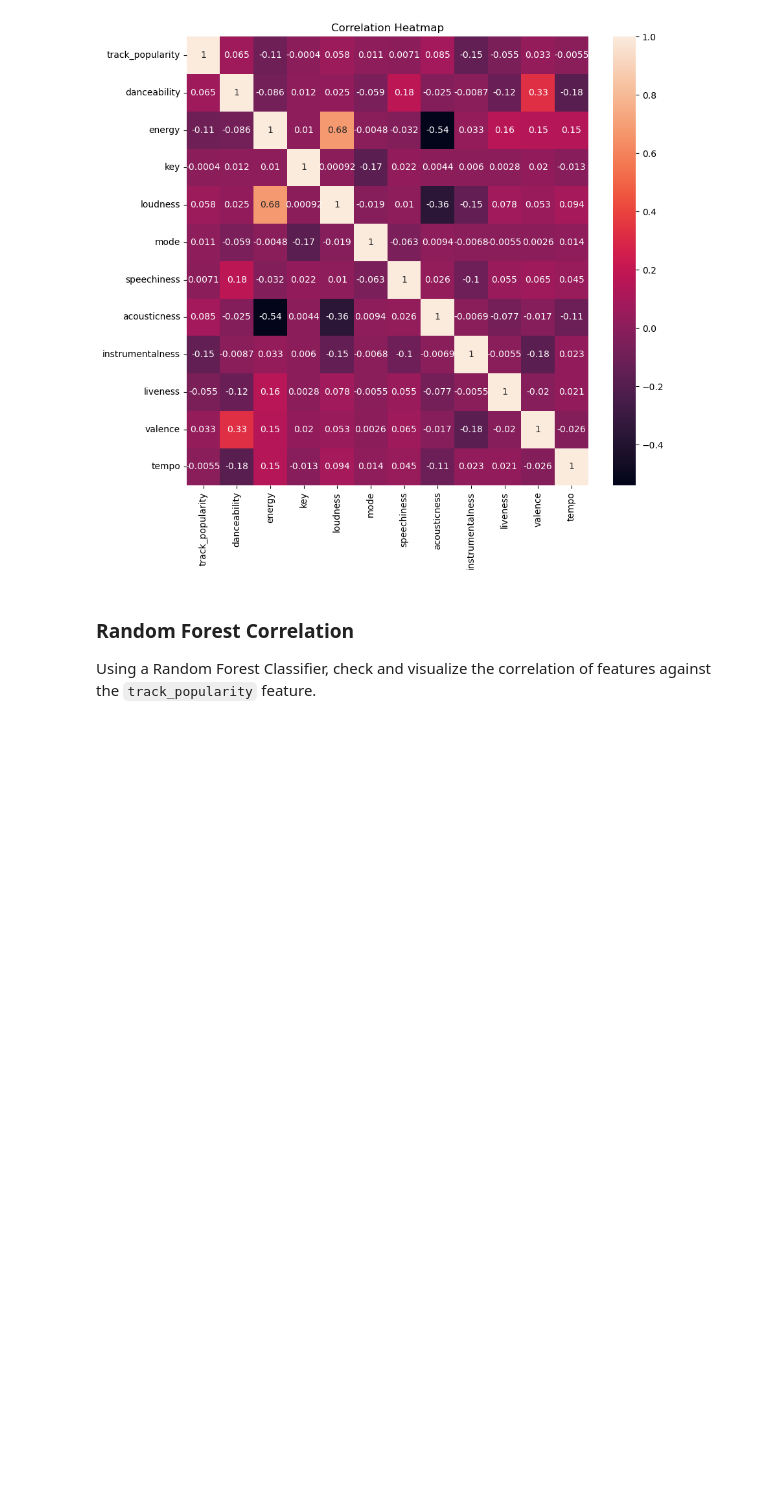
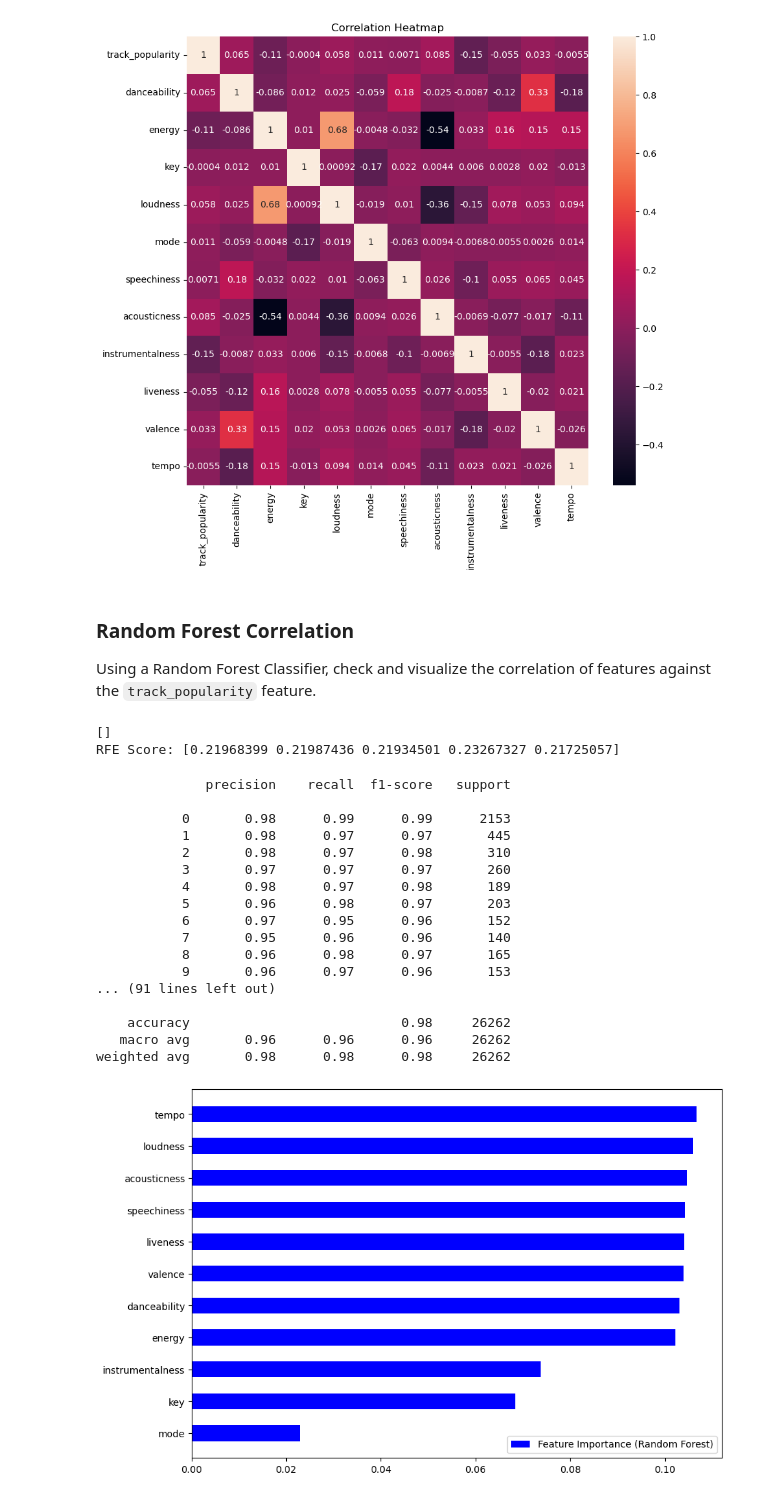
Before and after one commit to Virus5600/CCMACLRL_FINAL_PROJECT_COM222ML, a Jupyter notebook: main.ipynb, the cells around one changed output. Drawn from its saved outputs; the diff is of its cells as text; code cells hidden in the pictures; blank space fills up the shorter version.

```diff
--- a/main.ipynb
+++ b/main.ipynb
@@ -35,8 +36,7 @@ All global variables are to be defined in this section.
 # %%
 defaultTrainData = "./datapack/spotify_songs.csv"
 
-audio_features = [
-    'track_popularity',
+indexes = [
     'danceability',
     'energy',
     'key',
@@ -49,6 +49,8 @@ audio_features = [
     'valence',
     'tempo'
 ]
+
+audioFeatures = ['track_popularity'] + indexes
 # %% [markdown]
 # Functions
 
@@ -144,6 +146,10 @@ All functions relating to training a model can be defined here. This separation
 def trainDecisionTree(xTrain, yTrain, criterion = "gini", folds = 5):
     """
     Trains a Decision Tree model using the given data.
+
+    ## See:
+    - [DecisionTreeClassifier](https://scikit-learn.org/dev/modules/generated/sklearn.tree.DecisionTreeClassifier.html#sklearn.tree.DecisionTreeClassifier)
+    - [KFold](https://scikit-learn.org/dev/modules/generated/sklearn.model_selection.KFold.html#sklearn.model_selection.KFold)
 
     :param xTrain: The training data.
     :type xTrain: numpy.ndarray
@@ -161,7 +167,7 @@ def trainDecisionTree(xTrain, yTrain, criterion = "gini", folds = 5):
     clf.fit(xTrain, yTrain)
 
     kFolds = KFold(n_splits = folds)
-    print(f"DT Score: {cross_val_score(clf, xTrain, yTrain, kFolds)}")
+    print(f"DT Score: {cross_val_score(clf, xTrain, yTrain, cv = kFolds)}")
 
     return clf
 
@@ -171,6 +177,10 @@ def trainRandomForest(xTrain, yTrain, criterion = "gini", folds = 5):
     """
     Trains a Random Forest model using the given data.
 
+    ## See:
+    - [RandomForestClassifier](https://scikit-learn.org/dev/modules/generated/sklearn.ensemble.RandomForestClassifier.html#sklearn.ensemble.RandomForestClassifier)
+    - [KFold](https://scikit-learn.org/dev/modules/generated/sklearn.model_selection.KFold.html#sklearn.model_selection.KFold)
+
     :param xTrain: The training data.
     :type xTrain: numpy.ndarray
 
@@ -178,16 +188,16 @@ def trainRandomForest(xTrain, yTrain, criterion = "gini", folds = 5):
     :type yTrain: numpy.ndarray
 
     :param criterion: The function to measure the quality of a split. (Default: "gini")
-    :type criterion: str
+    :type criterion: {"gini", "entropy", "log_loss"}, default = "gini"
 
     :param folds: The number of folds to use for cross-validation. (Default: 5)
-    :type folds: int
+    :type folds: int, default = 5
     """
     clf = RandomForestClassifier(criterion = criterion)
     clf.fit(xTrain, yTrain)
 
     kFolds = KFold(n_splits = folds)
-    print(f"RFE Score: {cross_val_score(clf, xTrain, yTrain, kFolds)}")
+    print(f"RFE Score: {cross_val_score(clf, xTrain, yTrain, cv = kFolds)}")
 
     return clf
 # %% [markdown]
@@ -251,17 +261,17 @@ def splitData(dataSet: pd.DataFrame, yCol: str, scaler: any = False, testSize: f
     dataSet = dataSet.copy()
 
     if len(toDrop) > 0:
-        dataSet = dataSet.drop(toDrop, axis = 1, inplace = True)
+        dataSet.drop(toDrop, axis = 1, inplace = True)
 
-    x = dataSet.drop(y, axis = 1)
-    y = dataSet[y]
+    x = dataSet.drop(yCol, axis = 1)
+    y = dataSet[yCol]
 
     train = {}
     test = {}
 
     train['x'], test['x'], train['y'], test['y'] = train_test_split(x, y, test_size = testSize)
 
-    if (scaler != False) or (scaler != None):
+    if (scaler != False) and (scaler != None):
         train['x'] = scaler.fit_transform(train['x'])
         test['x'] = scaler.transform(test['x'])
 
@@ -293,7 +303,7 @@ def selectFeatures(xTrain, yTrain, columns, useRF = True, criterion = "gini", pr
     :param printReport: Whether to print the classification report. Default is `True`.
     :type printReport: bool
 
-    :return pd.DataFrame: A DataFrame containing the feature importances of each feature in the dataset.
+    :return pd.DataFrame: A DataFrame containing the feature importances of each feature in the dataset. If `useRF` is set to `True`, the column name would be `rfc`, otherwise it will be `dt`.
     """
 
     if useRF:
@@ -307,7 +317,7 @@ def selectFeatures(xTrain, yTrain, columns, useRF = True, criterion = "gini", pr
         print(classification_report(yTrain, yPred))
 
     return pd.DataFrame(
-        {'rfc': featureSelector.feature_importances_},
+        {f'{"rfc" if useRF else "dt"}': featureSelector.feature_importances_},
         index = columns
     )
 
@@ -405,0 +446,3 @@ dtype: int64
+# %%
+trainDf = trainDf[trainDf.columns.intersection(audioFeatures)]
+trainDf.head(5)
@@ -426,10 +476,36 @@ plt.show()
 
 Using a Random Forest Classifier, check and visualize the correlation of features against the `track_popularity` feature.
 # %%
-featureFrameRF = selectFeatures(df[audio_features])
+rfTrain, rfTest = splitData(trainDf, 'track_popularity', scaler = StandardScaler())
+
+featureFrameRF = selectFeatures(rfTrain['x'], rfTrain['y'], indexes, useRF = True)
 featureFrameRF.sort_values(by = 'rfc', ascending = True, inplace = True)
 
 indexRF = np.arange(len(featureFrameRF))
 figRF, axRF = plt.subplots(figsize = (10, 7))
 selectedFeaturesRF = axRF.barh(indexRF, featureFrameRF['rfc'], 0.5, color = 'blue', label = 'Feature Importance (Random Forest)')
 axRF.set(yticks = indexRF, yticklabels = featureFrameRF.index)
+
+axRF.legend()
+plt.show()
+# %% [output]
+[]
+RFE Score: [0.21968399 0.21987436 0.21934501 0.23267327 0.21725057]
+              precision    recall  f1-score   support
+
+           0       0.98      0.99      0.99      2153
+           1       0.98      0.97      0.97       445
+           2       0.98      0.97      0.98       310
+           3       0.97      0.97      0.97       260
+           4       0.98      0.97      0.98       189
+           5       0.96      0.98      0.97       203
+           6       0.97      0.95      0.96       152
+           7       0.95      0.96      0.96       140
+           8       0.96      0.98      0.97       165
+           9       0.96      0.97      0.96       153
+... (91 lines left out)
+
+    accuracy                           0.98     26262
+   macro avg       0.96      0.96      0.96     26262
+weighted avg       0.98      0.98      0.98     26262
+[figure, added]
```
Also changed, not shown: parts of 13 cells of this notebook.
